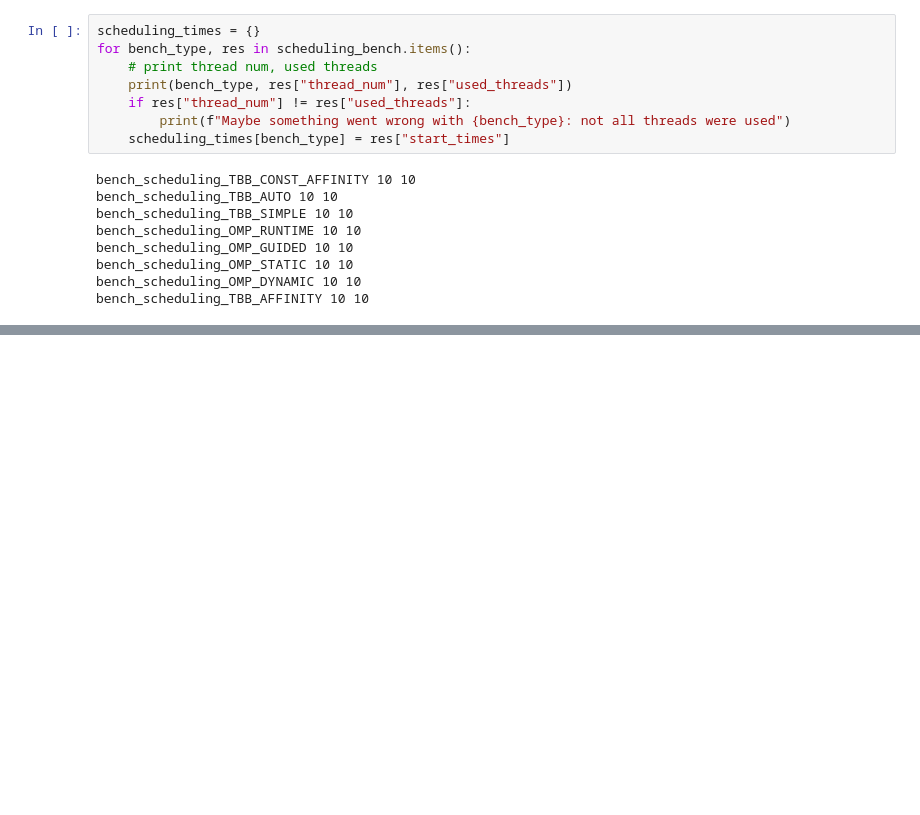
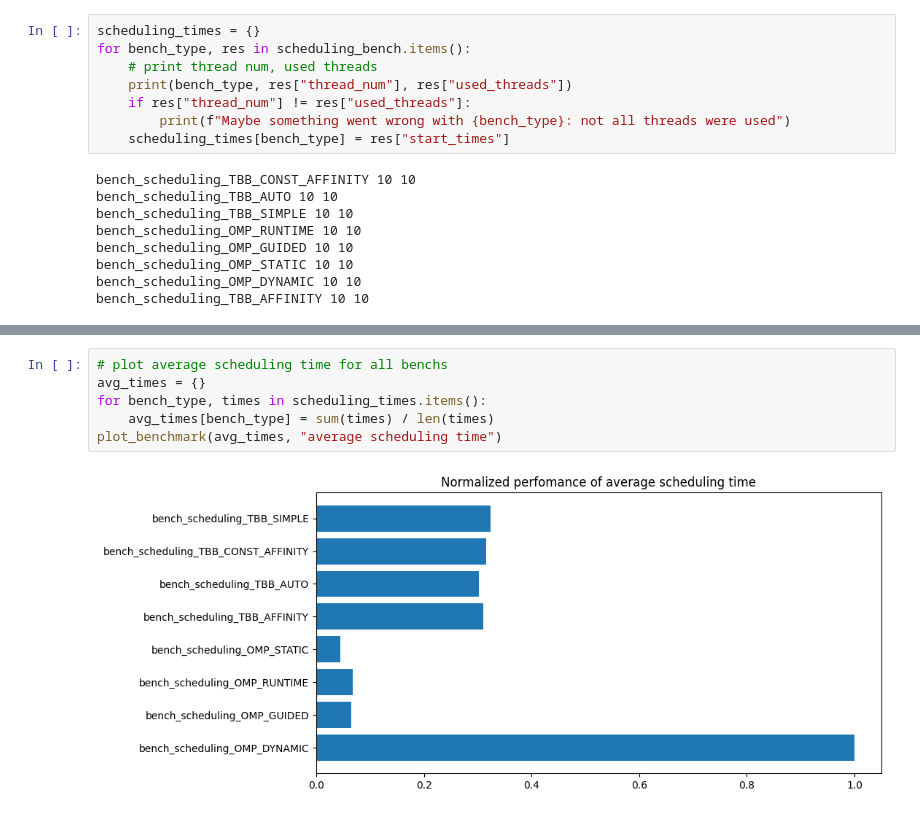
Before and after one commit to blonded04/composable-parallel-scheduler-microbench, a Jupyter notebook: benchplot.ipynb, the cells around one changed output, grey strips where cells are left out. Saved outputs shown, nothing was run; the diff lists cells and outputs as text; blank space fills up the shorter version.

```diff
--- a/benchplot.ipynb
+++ b/benchplot.ipynb
@@ -92,0 +93,8 @@ plt.show()
+# %%
+# plot average scheduling time for all benchs
+avg_times = {}
+for bench_type, times in scheduling_times.items():
+    avg_times[bench_type] = sum(times) / len(times)
+plot_benchmark(avg_times, "average scheduling time")
+# %% [output]
+[figure, added]
```
Also changed, not shown: parts of 1 cell of this notebook, 1 other file.
